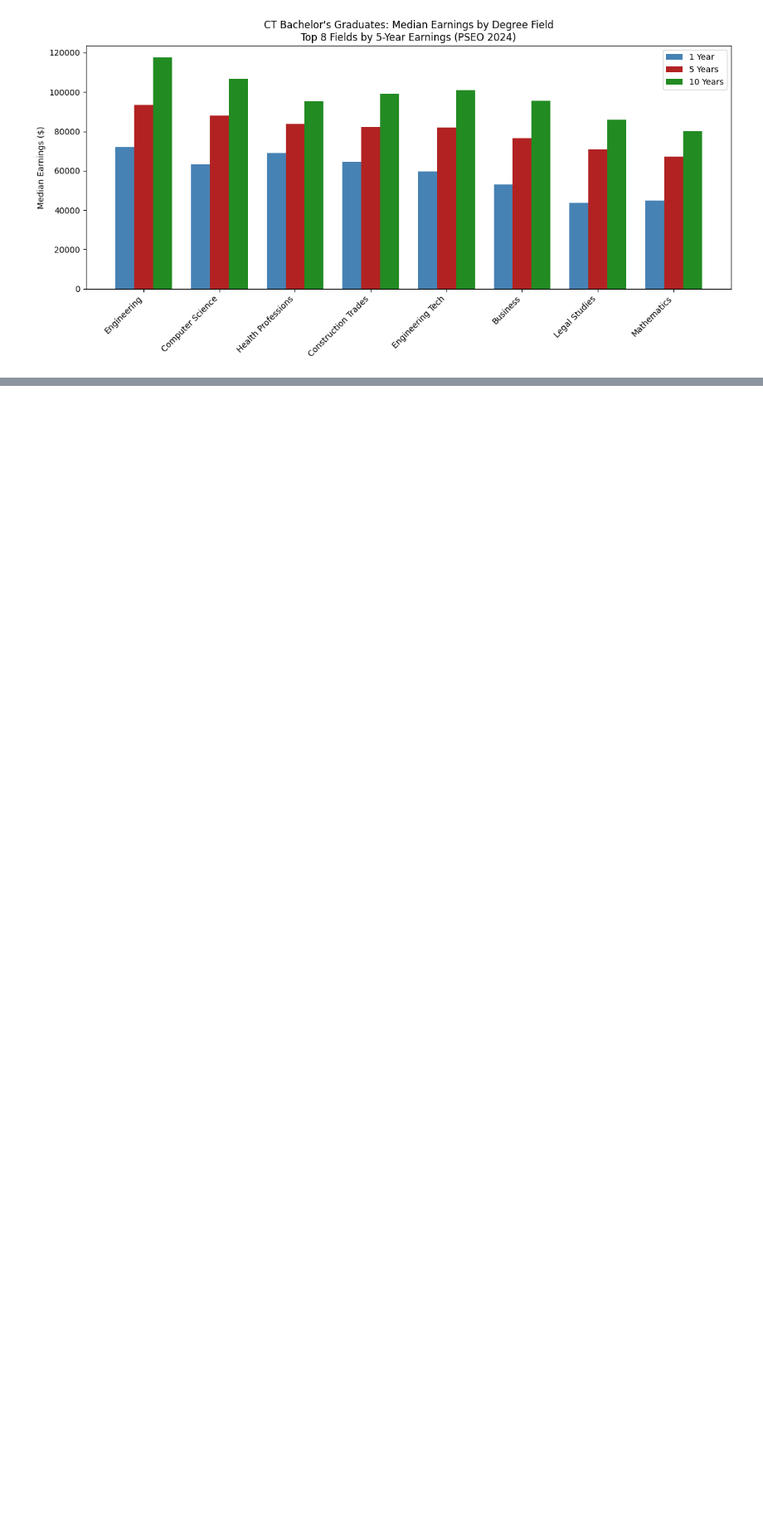
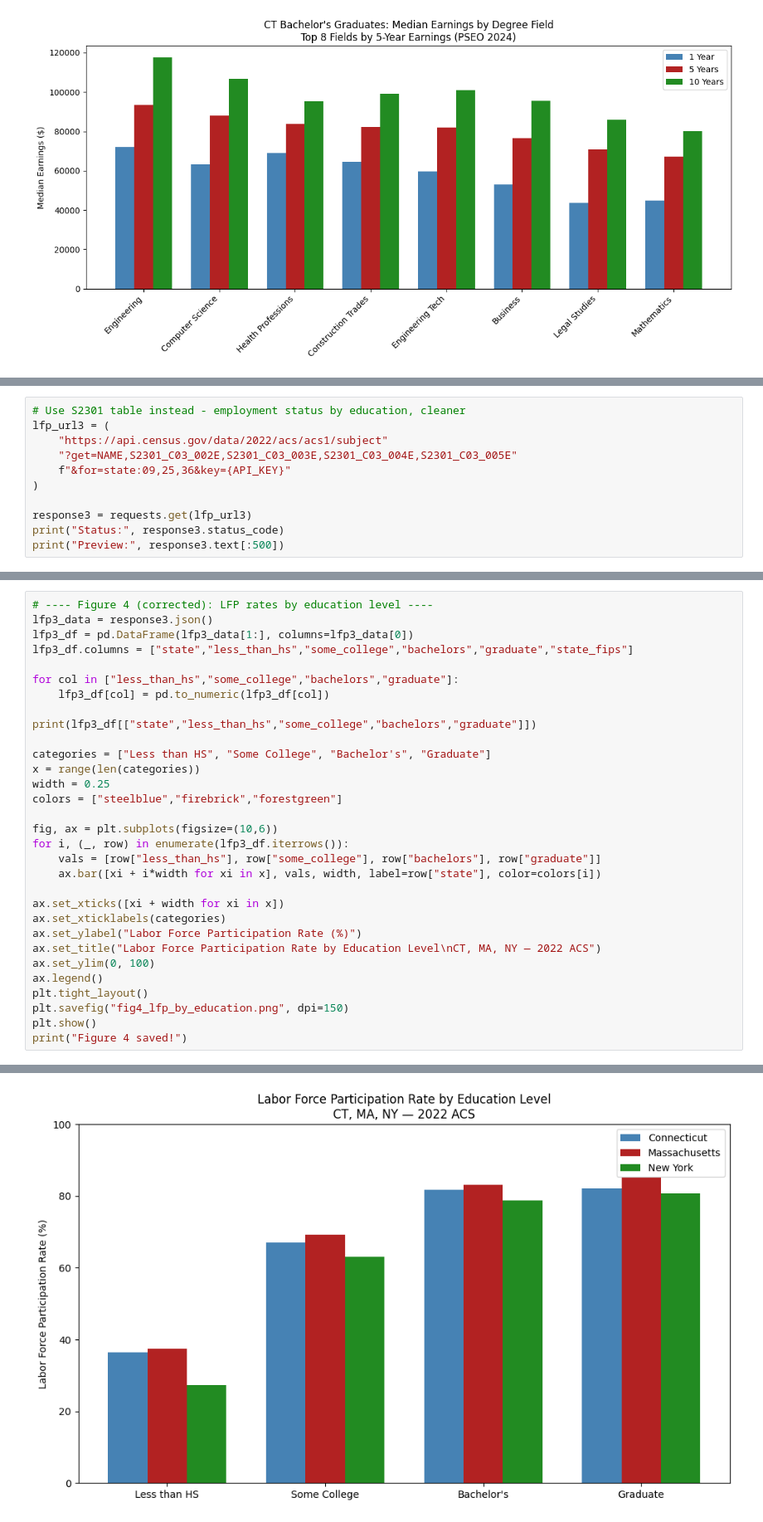
Before and after one commit to randyliu078-bit/qss20-final-project, a Jupyter notebook: code/03_analysis.ipynb, the cells around one changed output, grey strips where cells are left out. Shown at 83% size. Drawn from its saved outputs; the diff is of its cells as text; blank space fills up the shorter version.

```diff
--- a/code/03_analysis.ipynb
+++ b/code/03_analysis.ipynb
@@ -211,0 +527,11 @@ plt.show()
+# %%
+# Use S2301 table instead - employment status by education, cleaner
+lfp_url3 = (
+    "https://api.census.gov/data/2022/acs/acs1/subject"
+    "?get=NAME,S2301_C03_002E,S2301_C03_003E,S2301_C03_004E,S2301_C03_005E"
+    f"&for=state:09,25,36&key={API_KEY}"
+)
+
+response3 = requests.get(lfp_url3)
+print("Status:", response3.status_code)
+print("Preview:", response3.text[:500])
@@ -211,0 +544,32 @@ plt.show()
+# %%
+# ---- Figure 4 (corrected): LFP rates by education level ----
+lfp3_data = response3.json()
+lfp3_df = pd.DataFrame(lfp3_data[1:], columns=lfp3_data[0])
+lfp3_df.columns = ["state","less_than_hs","some_college","bachelors","graduate","state_fips"]
+
+for col in ["less_than_hs","some_college","bachelors","graduate"]:
+    lfp3_df[col] = pd.to_numeric(lfp3_df[col])
+
+print(lfp3_df[["state","less_than_hs","some_college","bachelors","graduate"]])
+
+categories = ["Less than HS", "Some College", "Bachelor's", "Graduate"]
+x = range(len(categories))
+width = 0.25
+colors = ["steelblue","firebrick","forestgreen"]
+
+fig, ax = plt.subplots(figsize=(10,6))
+for i, (_, row) in enumerate(lfp3_df.iterrows()):
+    vals = [row["less_than_hs"], row["some_college"], row["bachelors"], row["graduate"]]
+    ax.bar([xi + i*width for xi in x], vals, width, label=row["state"], color=colors[i])
+
+ax.set_xticks([xi + width for xi in x])
+ax.set_xticklabels(categories)
+ax.set_ylabel("Labor Force Participation Rate (%)")
+ax.set_title("Labor Force Participation Rate by Education Level\nCT, MA, NY — 2022 ACS")
+ax.set_ylim(0, 100)
+ax.legend()
+plt.tight_layout()
+plt.savefig("fig4_lfp_by_education.png", dpi=150)
+plt.show()
+print("Figure 4 saved!")
+# %% [output]
@@ -211,0 +580 @@ plt.show()
+[figure, added]
```
Also changed, not shown: parts of 22 cells of this notebook.
